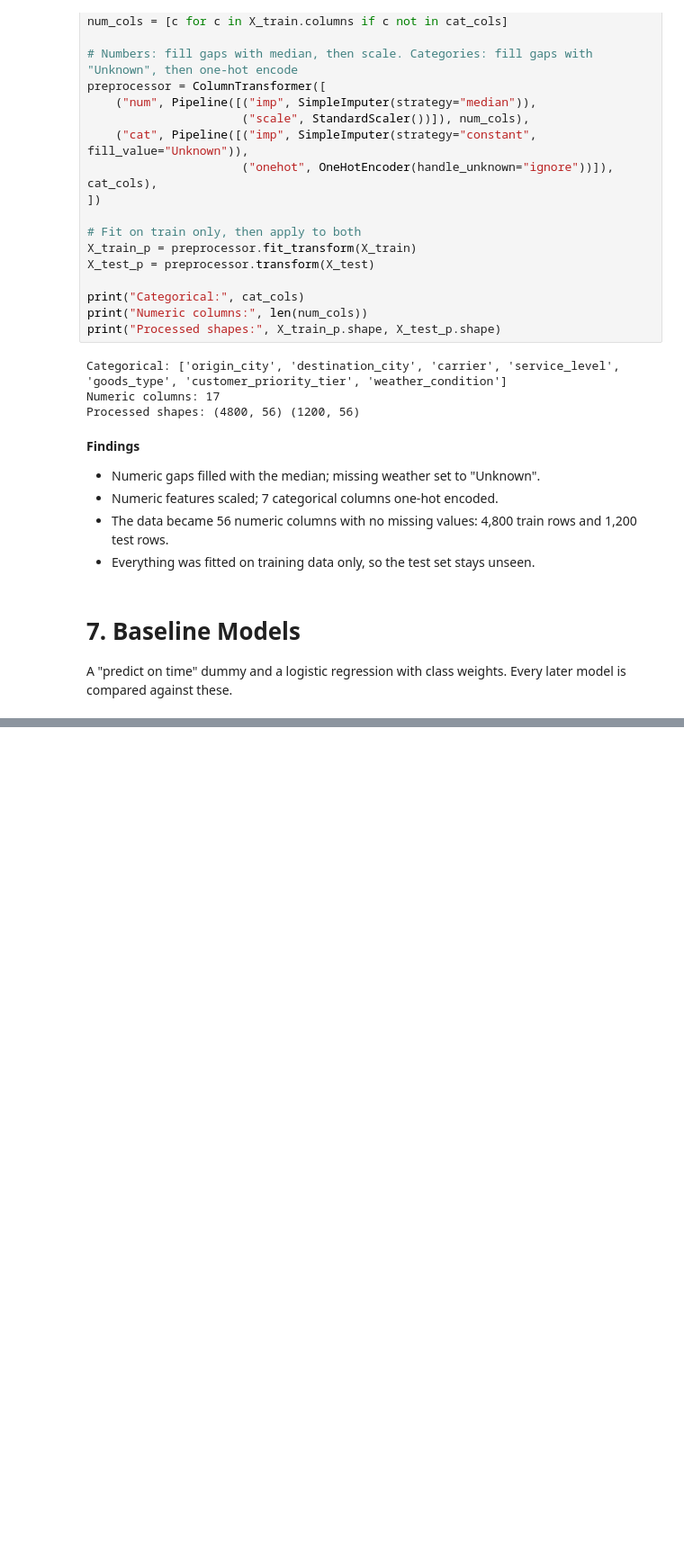
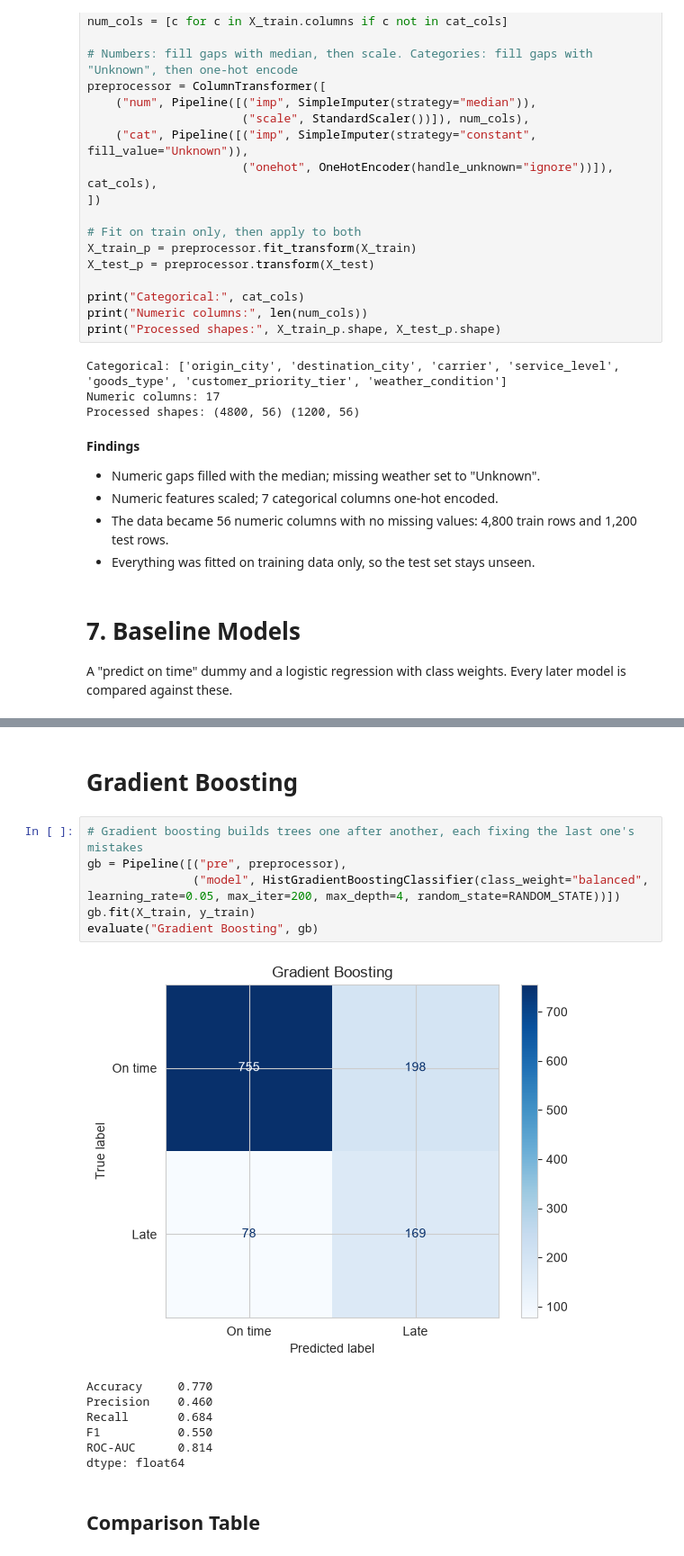
Before and after one commit to AnushAdhikari/Delivery-Delay-Prediction-Slack-Alerts, a Jupyter notebook: MapleFreight_Delivery_Delay_Prediction_c0968893.ipynb, the cells around one changed output, grey strips where cells are left out. Shown at 90% size. Saved outputs shown, nothing was run; the diff lists cells and outputs as text; blank space fills up the shorter version.

```diff
--- a/MapleFreight_Delivery_Delay_Prediction_c0968893.ipynb
+++ b/MapleFreight_Delivery_Delay_Prediction_c0968893.ipynb
@@ -348,0 +426,18 @@ A "predict on time" dummy and a logistic regression with class weights. Every la
+# %% [markdown]
+# Gradient Boosting
+# %%
+# Gradient boosting builds trees one after another, each fixing the last one's mistakes
+gb = Pipeline([("pre", preprocessor),
+               ("model", HistGradientBoostingClassifier(class_weight="balanced", learning_rate=0.05, max_iter=200, max_depth=4, random_state=RANDOM_STATE))])
+gb.fit(X_train, y_train)
+evaluate("Gradient Boosting", gb)
+# %% [output]
+[figure, added]
+Accuracy     0.770
+Precision    0.460
+Recall       0.684
+F1           0.550
+ROC-AUC      0.814
+dtype: float64
+# %% [markdown]
+## Comparison Table
```
Also changed, not shown: parts of 42 cells of this notebook, 4 other files.
